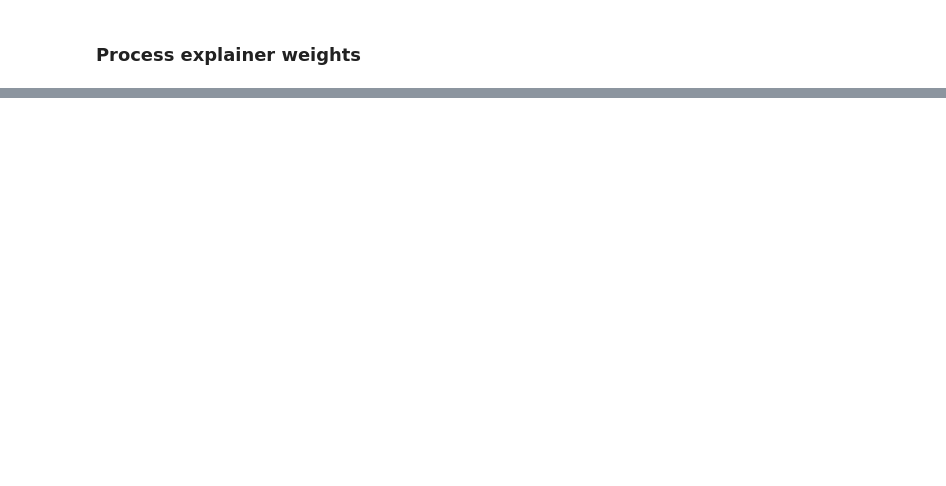
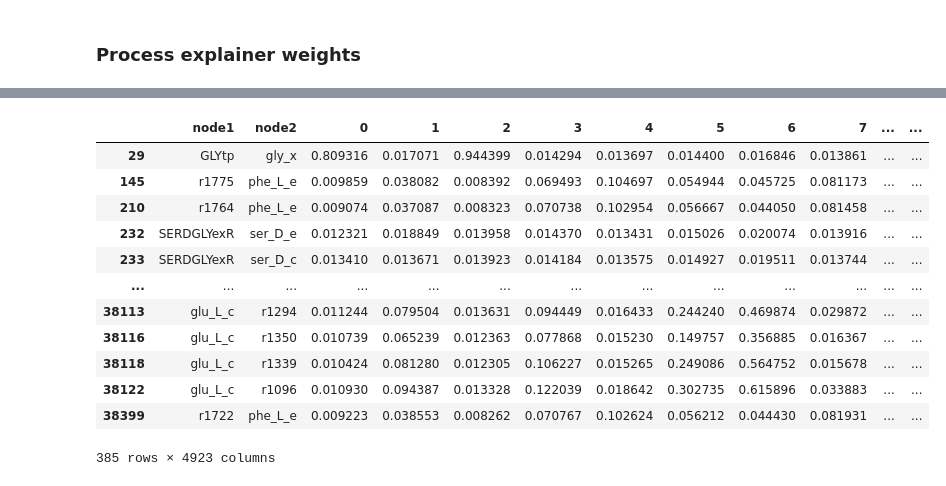
Before and after one commit to DeepenData/Graph_Neural_Networks_and_Phenylketonuria, a Jupyter notebook: src/step08_1_NON_masked_explainer.ipynb, the cells around one changed output, grey strips where cells are left out. Cells and saved outputs as stored; diff of their text form; code cells hidden in the pictures; blank space fills up the shorter version.

```diff
--- a/src/step08_1_NON_masked_explainer.ipynb
+++ b/src/step08_1_NON_masked_explainer.ipynb
@@ -69,14 +105,28 @@ filtered_graph_weights
 # %%
-PYG_graph = torch.load("./results/graphs_from_PYG_and_NX/PYG_graph_Concen_plus_Fluxes.pt")
-NX_graph  = nx.read_gpickle("./results/graphs_from_PYG_and_NX/grafo_nx_Concen_plus_Fluxes.gpickle")
+PYG_graph = torch.load("./results/graphs/PYG_graph_Concen_plus_Fluxes.pt")
+NX_graph  = nx.read_gpickle("./results/graphs/NX_graph_Concen_plus_Fluxes.gpickle")
 edge_0_node_idxs =  PYG_graph.edge_index[0,:]
 edge_1_node_idxs =  PYG_graph.edge_index[1,:]
 edge_0_nodes     = [list(NX_graph.nodes)[i] for i in  edge_0_node_idxs]
 edge_1_nodes     = [list(NX_graph.nodes)[i] for i in  edge_1_node_idxs]
 edges_df = pd.DataFrame({'node1': edge_0_nodes, 'node2':edge_1_nodes})
 edges_node_names_explainer_subgraphs = pd.concat([edges_df, all_graphs_weights_df], axis=1).loc[edge_mask,:]
 
 edges_node_names_explainer_subgraphs
+# %% [output]
+|  | node1 | node2 | 0 | 1 | 2 | 3 | 4 | 5 | 6 | 7 | ... | ... |
+| 29 | GLYtp | gly_x | 0.809316 | 0.017071 | 0.944399 | 0.014294 | 0.013697 | 0.014400 | 0.016846 | 0.013861 | ... | ... |
+| 145 | r1775 | phe_L_e | 0.009859 | 0.038082 | 0.008392 | 0.069493 | 0.104697 | 0.054944 | 0.045725 | 0.081173 | ... | ... |
+| 210 | r1764 | phe_L_e | 0.009074 | 0.037087 | 0.008323 | 0.070738 | 0.102954 | 0.056667 | 0.044050 | 0.081458 | ... | ... |
+| 232 | SERDGLYexR | ser_D_e | 0.012321 | 0.018849 | 0.013958 | 0.014370 | 0.013431 | 0.015026 | 0.020074 | 0.013916 | ... | ... |
+| 233 | SERDGLYexR | ser_D_c | 0.013410 | 0.013671 | 0.013923 | 0.014184 | 0.013575 | 0.014927 | 0.019511 | 0.013744 | ... | ... |
+| ... | ... | ... | ... | ... | ... | ... | ... | ... | ... | ... | ... | ... |
+| 38113 | glu_L_c | r1294 | 0.011244 | 0.079504 | 0.013631 | 0.094449 | 0.016433 | 0.244240 | 0.469874 | 0.029872 | ... | ... |
+| 38116 | glu_L_c | r1350 | 0.010739 | 0.065239 | 0.012363 | 0.077868 | 0.015230 | 0.149757 | 0.356885 | 0.016367 | ... | ... |
+| 38118 | glu_L_c | r1339 | 0.010424 | 0.081280 | 0.012305 | 0.106227 | 0.015265 | 0.249086 | 0.564752 | 0.015678 | ... | ... |
+| 38122 | glu_L_c | r1096 | 0.010930 | 0.094387 | 0.013328 | 0.122039 | 0.018642 | 0.302735 | 0.615896 | 0.033883 | ... | ... |
+| 38399 | r1722 | phe_L_e | 0.009223 | 0.038553 | 0.008262 | 0.070767 | 0.102624 | 0.056212 | 0.044430 | 0.081931 | ... | ... |
+385 rows × 4923 columns
 # %%
 
 edges_node_names_explainer_subgraphs.to_parquet(
```
Also changed, not shown: parts of 5 cells of this notebook, 4 other files.
